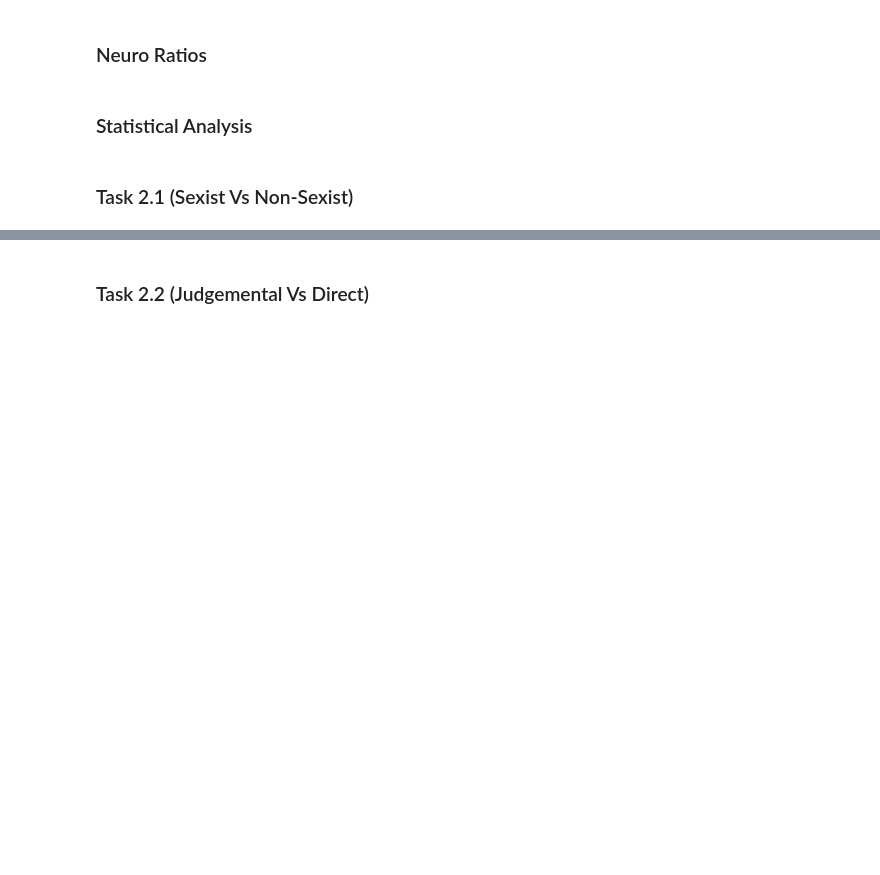
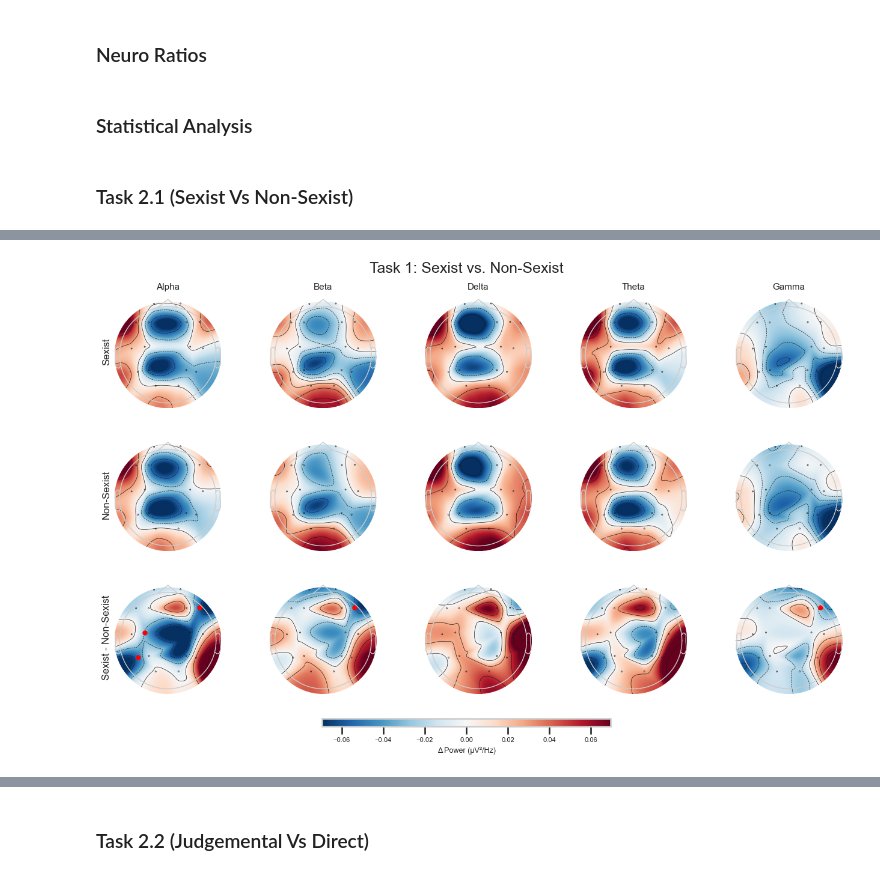
Before and after one commit to DBlassio/multimodal-exist, a Jupyter notebook: notebooks/01_Sensorial_Analysis.ipynb, the cells around one changed output, grey strips where cells are left out. Drawn from its saved outputs; the diff is of its cells as text; code cells hidden in the pictures; blank space fills up the shorter version.

```diff
--- a/notebooks/01_Sensorial_Analysis.ipynb
+++ b/notebooks/01_Sensorial_Analysis.ipynb
@@ -946,0 +989,19 @@ plt.show()
+# %%
+summary = []
+
+for band in BANDS:
+    col = f"{band.lower()}_lateralization"
+
+    g0 = eeg_df[eeg_df["task21_hard"] == 0][col]
+    g1 = eeg_df[eeg_df["task21_hard"] == 1][col]
+
+    stat, p = mannwhitneyu(g0.dropna(), g1.dropna())
+
+    summary.append({
+        "band": col,
+        "non_sexist_mean": g0.mean(),
+        "sexist_mean": g1.mean(),
+        "p_value": p
+    })
+
+pd.DataFrame(summary)
@@ -946,0 +1015,5 @@ plt.show()
+# %%
+#We create an MNE objecto to handle EEG data
+info = mne.create_info(ch_names=channel_names, sfreq=250, ch_types="eeg")
+montage = mne.channels.make_standard_montage("standard_1020")
+info.set_montage(montage)
@@ -946,0 +1174,14 @@ plt.show()
+# %%
+plot_eeg_group_comparison_grid(
+    eeg_df,
+    group_col="task21_hard",
+    group0=0,
+    group1=1,
+    bands = ["Alpha", "Beta", "Delta", "Theta", "Gamma"],
+    row1_label="Sexist",
+    row2_label="Non-Sexist",
+    diff_label="Sexist - Non-Sexist",
+    title="Task 1: Sexist vs. Non-Sexist"
+)
+# %% [output]
+[figure, added]
```
Also changed, not shown: parts of 21 cells of this notebook.
